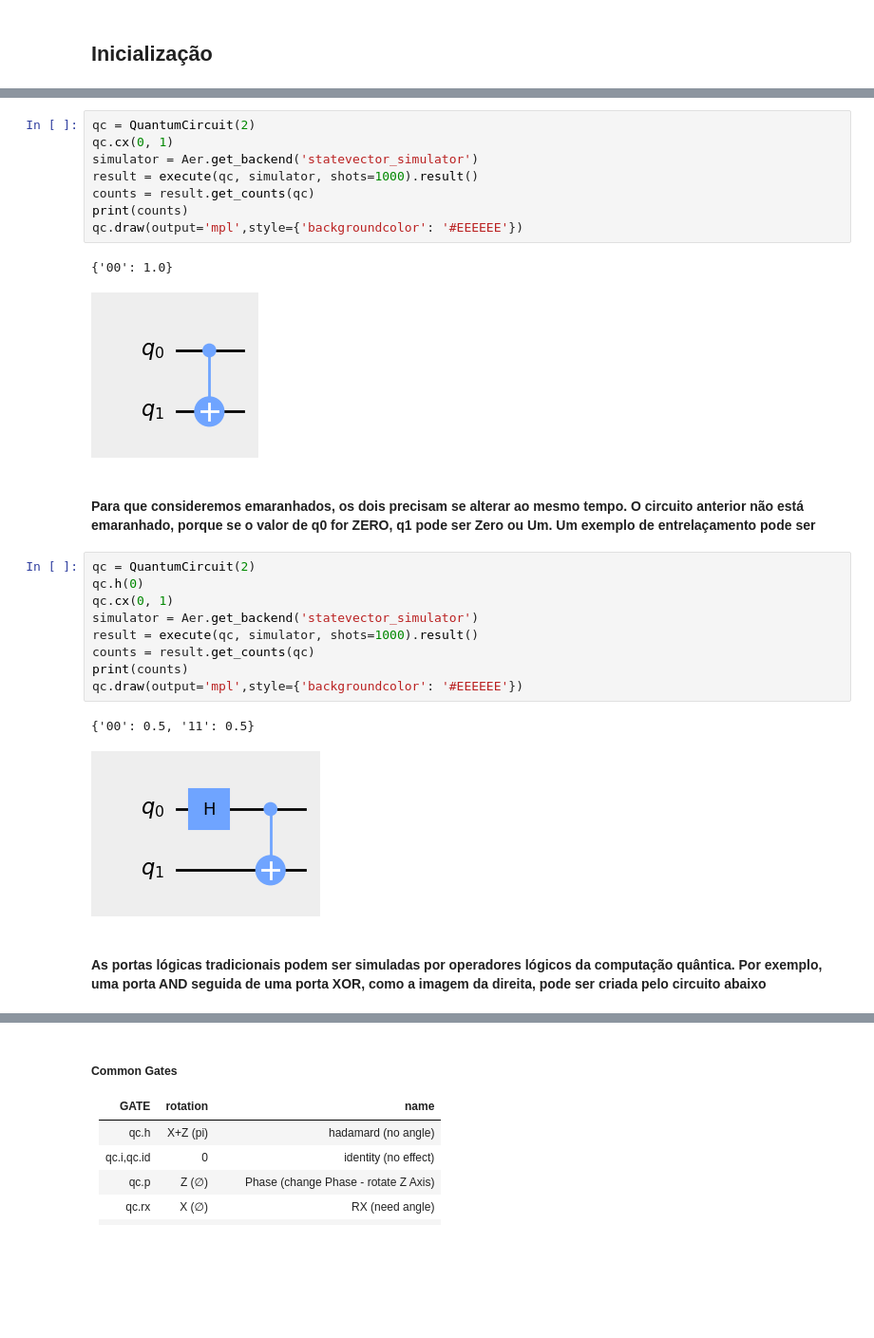
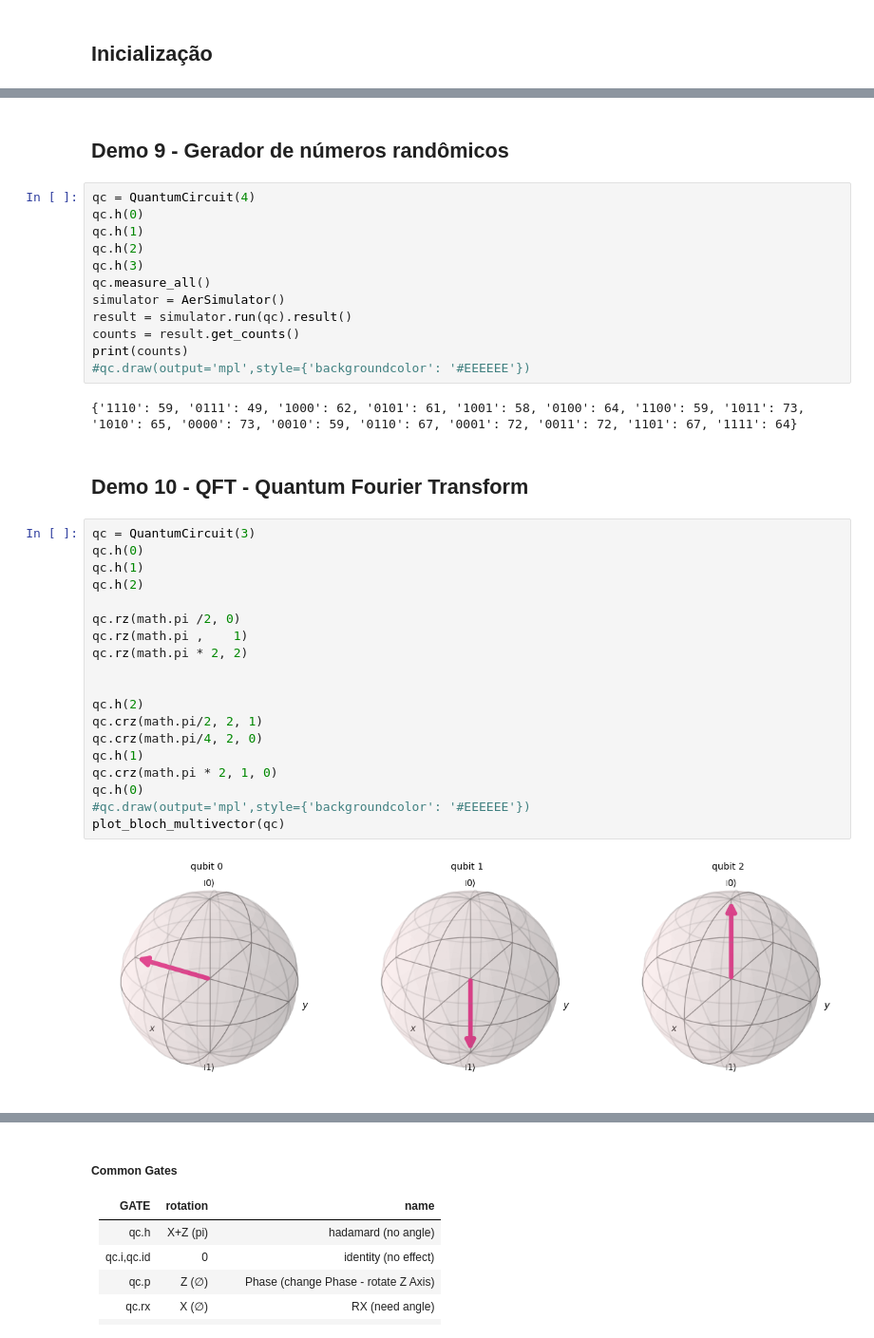
Before and after one commit to gsreis/qiskit_tutorial, a Jupyter notebook: qiskit_tutorial.ipynb, the cells around one changed output, grey strips where cells are left out. Shown at 95% size. Saved outputs shown, nothing was run; the diff lists cells and outputs as text; blank space fills up the shorter version.

```diff
--- a/qiskit_tutorial.ipynb
+++ b/qiskit_tutorial.ipynb
@@ -97,27 +309,39 @@ plot_bloch_multivector(qc)
+# %% [markdown]
+## Demo 9 - Gerador de números randômicos
 # %%
-qc = QuantumCircuit(2)
-qc.cx(0, 1)
-simulator = Aer.get_backend('statevector_simulator')
-result = execute(qc, simulator, shots=1000).result()
-counts = result.get_counts(qc)
+qc = QuantumCircuit(4)
+qc.h(0)
+qc.h(1)
+qc.h(2)
+qc.h(3)
+qc.measure_all()
+simulator = AerSimulator()
+result = simulator.run(qc).result()
+counts = result.get_counts()
 print(counts)
-qc.draw(output='mpl',style={'backgroundcolor': '#EEEEEE'})
+#qc.draw(output='mpl',style={'backgroundcolor': '#EEEEEE'})
 # %% [output]
-{'00': 1.0}
+{'1110': 59, '0111': 49, '1000': 62, '0101': 61, '1001': 58, '0100': 64, '1100': 59, '1011': 73, '1010': 65, '0000': 73, '0010': 59, '0110': 67, '0001': 72, '0011': 72, '1101': 67, '1111': 64}
-[figure, removed]
 # %% [markdown]
-#### Para que consideremos emaranhados, os dois precisam se alterar ao mesmo tempo. O circuito anterior não está emaranhado, porque se o valor de q0 for ZERO, q1 pode ser Zero ou Um. Um exemplo de entrelaçamento pode ser
+## Demo 10 - QFT - Quantum Fourier Transform
 # %%
-qc = QuantumCircuit(2)
+qc = QuantumCircuit(3)
 qc.h(0)
-qc.cx(0, 1)
-simulator = Aer.get_backend('statevector_simulator')
-result = execute(qc, simulator, shots=1000).result()
-counts = result.get_counts(qc)
-print(counts)
-qc.draw(output='mpl',style={'backgroundcolor': '#EEEEEE'})
+qc.h(1)
+qc.h(2)
+
+qc.rz(math.pi /2, 0)
+qc.rz(math.pi ,    1)
+qc.rz(math.pi * 2, 2)
+
+
+qc.h(2)
+qc.crz(math.pi/2, 2, 1)
+qc.crz(math.pi/4, 2, 0)
+qc.h(1)
+qc.crz(math.pi * 2, 1, 0)
+qc.h(0)
+#qc.draw(output='mpl',style={'backgroundcolor': '#EEEEEE'})
+plot_bloch_multivector(qc)
 # %% [output]
-{'00': 0.5, '11': 0.5}
-[figure, old version]
+[figure, new version]
-# %% [markdown]
-#### As portas lógicas tradicionais podem ser simuladas por operadores lógicos da computação quântica. Por exemplo, uma porta AND seguida de uma porta XOR, como a imagem da direita, pode ser criada pelo circuito abaixo
```
Also changed, not shown: parts of 64 cells of this notebook.
